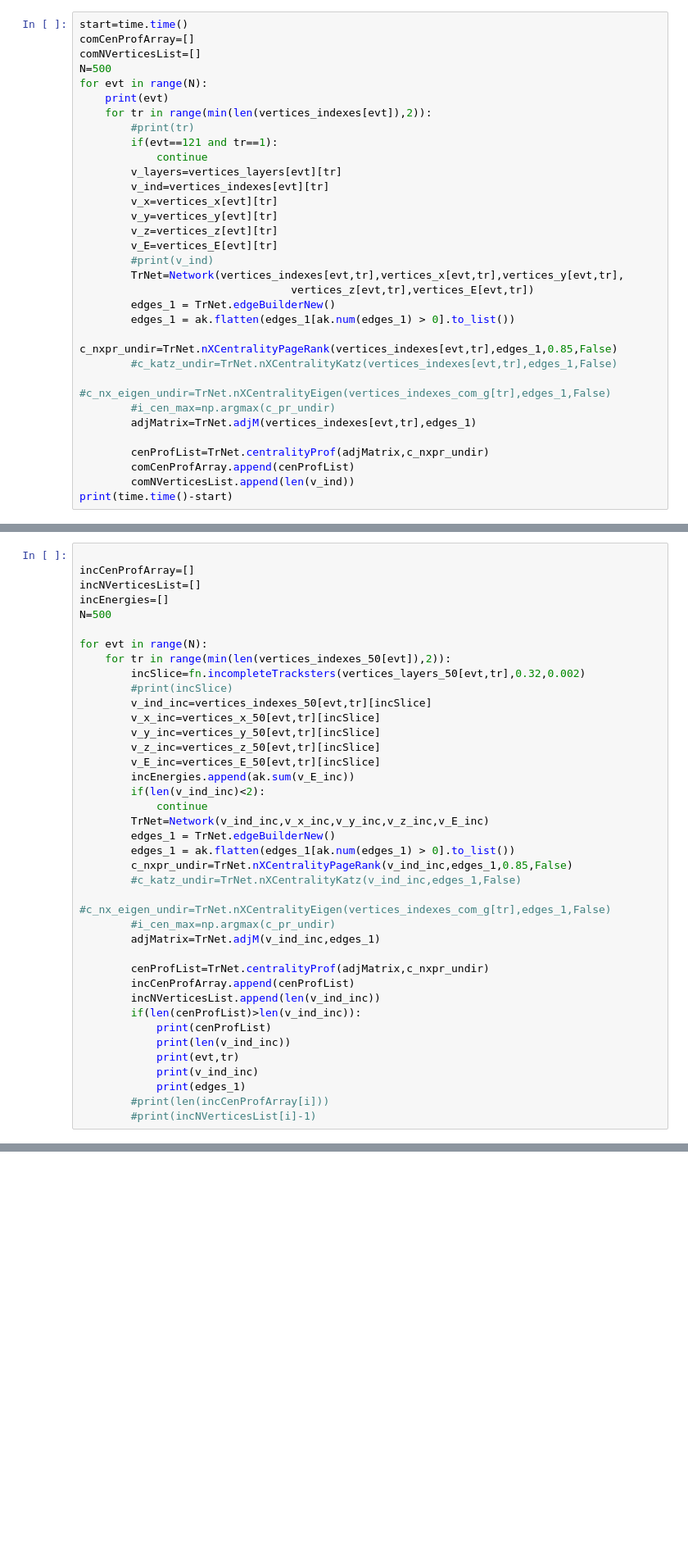
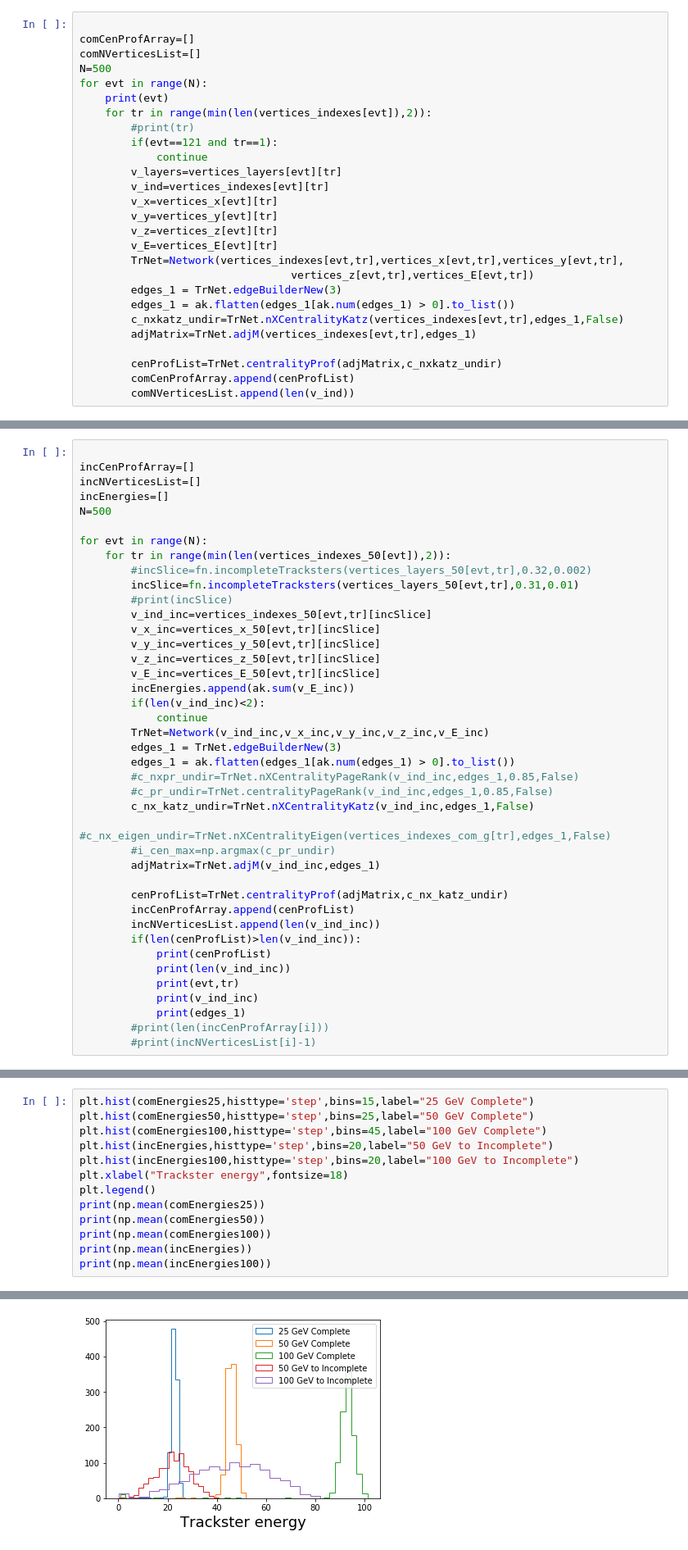
Before and after one commit to chrispap95/TICLHackaton2022-Metrics4Tracksters, a Jupyter notebook: 22 - Centrality profiling layer cut data.ipynb, the cells around one changed output, grey strips where cells are left out. Shown: that part at 82% size. Saved outputs shown, nothing was run; the diff lists cells and outputs as text; blank space fills up the shorter version.

```diff
--- a/22 - Centrality profiling layer cut data.ipynb
+++ b/22 - Centrality profiling layer cut data.ipynb
@@ -344,7 +343,7 @@ class Network:
 
         return cenProfList
 # %%
-start=time.time()
+
 comCenProfArray=[]
 comNVerticesList=[]
 N=500
@@ -360,18 +359,13 @@ for evt in range(N):
         v_y=vertices_y[evt][tr]
         v_z=vertices_z[evt][tr]
         v_E=vertices_E[evt][tr]
-        #print(v_ind)
         TrNet=Network(vertices_indexes[evt,tr],vertices_x[evt,tr],vertices_y[evt,tr],
                                  vertices_z[evt,tr],vertices_E[evt,tr])
-        edges_1 = TrNet.edgeBuilderNew()
+        edges_1 = TrNet.edgeBuilderNew(3)
         edges_1 = ak.flatten(edges_1[ak.num(edges_1) > 0].to_list())
-        c_nxpr_undir=TrNet.nXCentralityPageRank(vertices_indexes[evt,tr],edges_1,0.85,False)
-        #c_katz_undir=TrNet.nXCentralityKatz(vertices_indexes[evt,tr],edges_1,False)
-        #c_nx_eigen_undir=TrNet.nXCentralityEigen(vertices_indexes_com_g[tr],edges_1,False)
-        #i_cen_max=np.argmax(c_pr_undir)
+        c_nxkatz_undir=TrNet.nXCentralityKatz(vertices_indexes[evt,tr],edges_1,False)
         adjMatrix=TrNet.adjM(vertices_indexes[evt,tr],edges_1)
 
-        cenProfList=TrNet.centralityProf(adjMatrix,c_nxpr_undir)
+        cenProfList=TrNet.centralityProf(adjMatrix,c_nxkatz_undir)
         comCenProfArray.append(cenProfList)
         comNVerticesList.append(len(v_ind))
-print(time.time()-start)
@@ -405,7 +378,8 @@ N=500
 
 for evt in range(N):
     for tr in range(min(len(vertices_indexes_50[evt]),2)):
-        incSlice=fn.incompleteTracksters(vertices_layers_50[evt,tr],0.32,0.002)
+        #incSlice=fn.incompleteTracksters(vertices_layers_50[evt,tr],0.32,0.002)
+        incSlice=fn.incompleteTracksters(vertices_layers_50[evt,tr],0.31,0.01)
         #print(incSlice)
         v_ind_inc=vertices_indexes_50[evt,tr][incSlice]
         v_x_inc=vertices_x_50[evt,tr][incSlice]
@@ -416,15 +390,16 @@ for evt in range(N):
         if(len(v_ind_inc)<2):
             continue
         TrNet=Network(v_ind_inc,v_x_inc,v_y_inc,v_z_inc,v_E_inc)
-        edges_1 = TrNet.edgeBuilderNew()
+        edges_1 = TrNet.edgeBuilderNew(3)
         edges_1 = ak.flatten(edges_1[ak.num(edges_1) > 0].to_list())
-        c_nxpr_undir=TrNet.nXCentralityPageRank(v_ind_inc,edges_1,0.85,False)
-        #c_katz_undir=TrNet.nXCentralityKatz(v_ind_inc,edges_1,False)
+        #c_nxpr_undir=TrNet.nXCentralityPageRank(v_ind_inc,edges_1,0.85,False)
+        #c_pr_undir=TrNet.centralityPageRank(v_ind_inc,edges_1,0.85,False)
+        c_nx_katz_undir=TrNet.nXCentralityKatz(v_ind_inc,edges_1,False)
         #c_nx_eigen_undir=TrNet.nXCentralityEigen(vertices_indexes_com_g[tr],edges_1,False)
         #i_cen_max=np.argmax(c_pr_undir)
         adjMatrix=TrNet.adjM(v_ind_inc,edges_1)
 
-        cenProfList=TrNet.centralityProf(adjMatrix,c_nxpr_undir)
+        cenProfList=TrNet.centralityProf(adjMatrix,c_nx_katz_undir)
         incCenProfArray.append(cenProfList)
         incNVerticesList.append(len(v_ind_inc))
         if(len(cenProfList)>len(v_ind_inc)):
@@ -635,0 +881,14 @@ plt.show()
+# %%
+plt.hist(comEnergies25,histtype='step',bins=15,label="25 GeV Complete")
+plt.hist(comEnergies50,histtype='step',bins=25,label="50 GeV Complete")
+plt.hist(comEnergies100,histtype='step',bins=45,label="100 GeV Complete")
+plt.hist(incEnergies,histtype='step',bins=20,label="50 GeV to Incomplete")
+plt.hist(incEnergies100,histtype='step',bins=20,label="100 GeV to Incomplete")
+plt.xlabel("Trackster energy",fontsize=18)
+plt.legend()
+print(np.mean(comEnergies25))
+print(np.mean(comEnergies50))
+print(np.mean(comEnergies100))
+print(np.mean(incEnergies))
+print(np.mean(incEnergies100))
+# %% [output]
@@ -635,0 +900 @@ plt.show()
+[figure, added]
```
Also changed, not shown: parts of 23 cells of this notebook, 9 other files.
